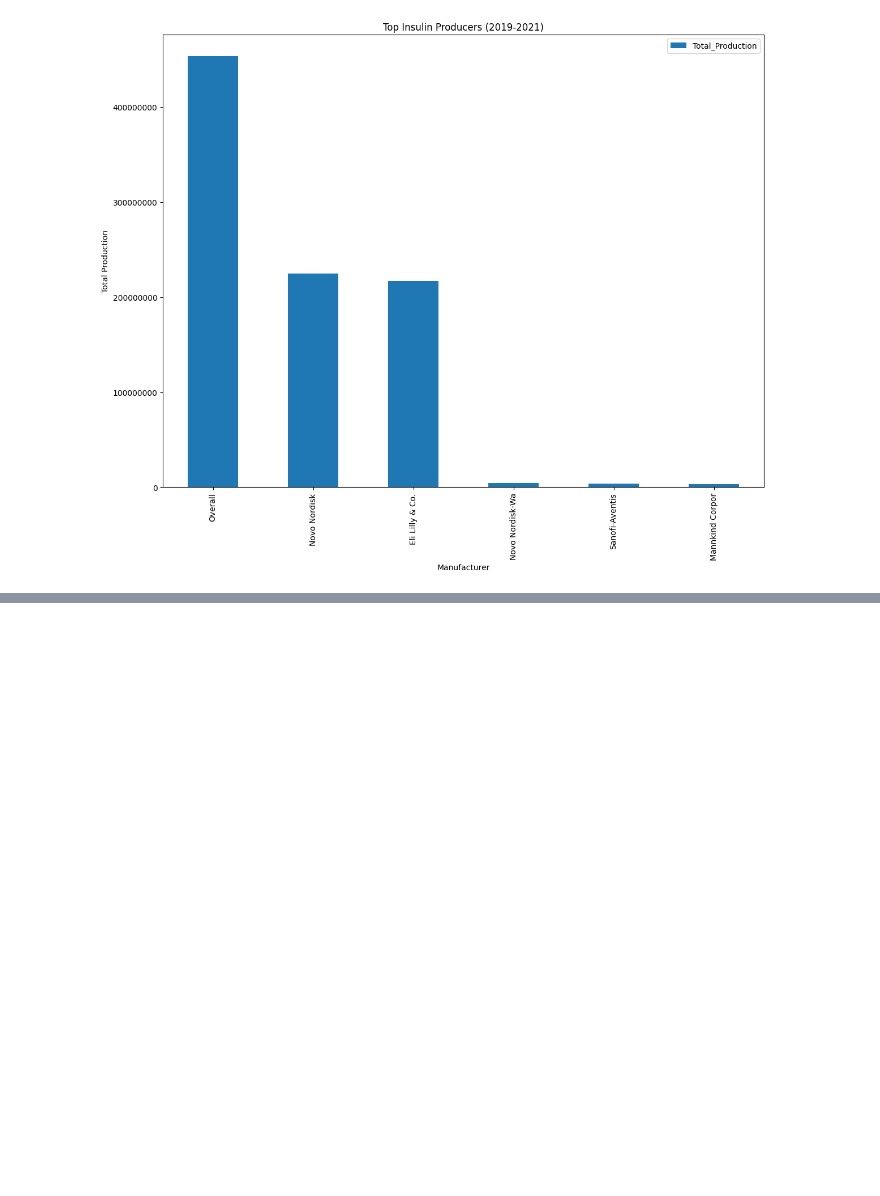
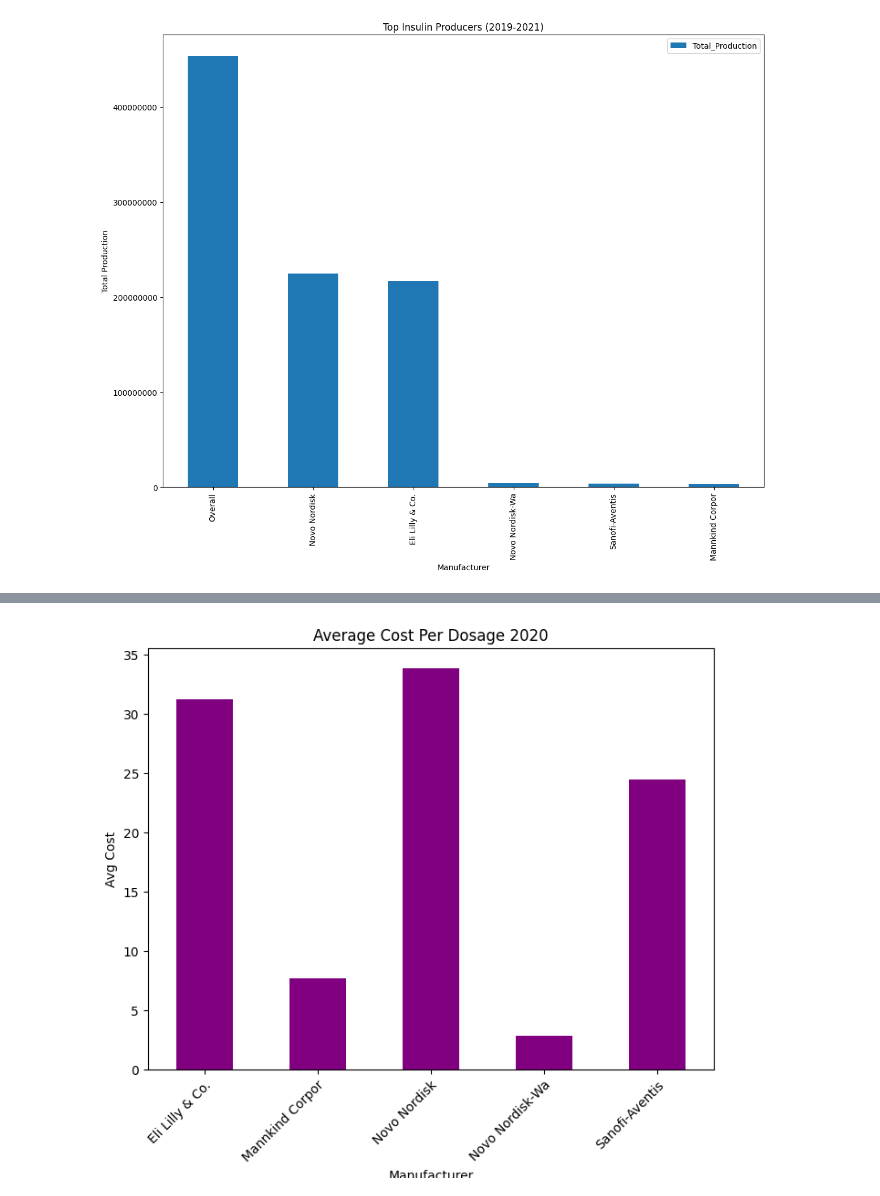
Before and after one commit to gcheairs/Phoenix-Rising-Project-1, a Jupyter notebook: MainDataframeMedicare.ipynb, the cells around one changed output, grey strips where cells are left out. Drawn from its saved outputs; the diff is of its cells as text; code cells hidden in the pictures; blank space fills up the shorter version.

```diff
--- a/MainDataframeMedicare.ipynb
+++ b/MainDataframeMedicare.ipynb
@@ -467,0 +642,12 @@ plt.show()
+# %%
+# Define the names to filter in the 'Gnrc_Name' column
+medi_names_to_filter = ['Insulin Glulisine','Insulin Lispro', 'Insulin Aspart','Insulin Regular, Human']
+# Define relevant columns for the year 2020
+medi_relevant_columns_2020 = ['Gnrc_Name', 'Mftr_Name', 'Tot_Spndng_2020', 'Tot_Dsg_Unts_2020']
+# Filter rows based on 'Gnrc_Name' and 'Mftr_Name' conditions
+filtered_df = medicare_insulin[medicare_insulin['Gnrc_Name'].isin(medi_names_to_filter) & ~medicare_insulin['Mftr_Name'].str.contains('Overall')]
+# Select relevant columns for the year 2020
+medi_result_df_2020 = filtered_df[medi_relevant_columns_2020]
+# Display the result DataFrame
+print(medi_result_df_2020)
+medi_result_df_2020.head()
@@ -467,0 +678,4 @@ plt.show()
+# %%
+#Total Dosage by Manuf 2020
+medi_2020_result = medi_result_df_2020.groupby('Mftr_Name').sum()
+medi_2020_result
@@ -467,0 +690,5 @@ plt.show()
+# %%
+#Avg cost per dosage by manuf Tot_Spndng_2020/Tot_Dsg_Unts_2020
+
+medi_2020_result['Avg_Cost_Per_Dsg_2020'] = medi_2020_result['Tot_Spndng_2020']/medi_2020_result['Tot_Dsg_Unts_2020']
+medi_2020_result
@@ -467,0 +703,15 @@ plt.show()
+# %%
+# Configure plot, ,6figsize, title, and axis labels
+fig1 = medi_2020_result['Avg_Cost_Per_Dsg_2020'].plot(kind="bar", facecolor="purple", figsize=(8,6),
+                             title = "Average Cost Per Dosage 2020",
+                             xlabel = "Manufacturer",
+                             ylabel = "Avg Cost")
+
+# Configure x-tick rotation
+xticklabels = medi_2020_result.index
+plt.ticklabel_format(style = 'plain', axis='y')
+fig1.set_xticklabels(xticklabels, rotation=45, rotation_mode="anchor", ha="right", wrap=True)
+# Show plot
+plt.show()
+# %% [output]
+[figure, added]
```
Also changed, not shown: parts of 22 cells of this notebook, 1 other file.
